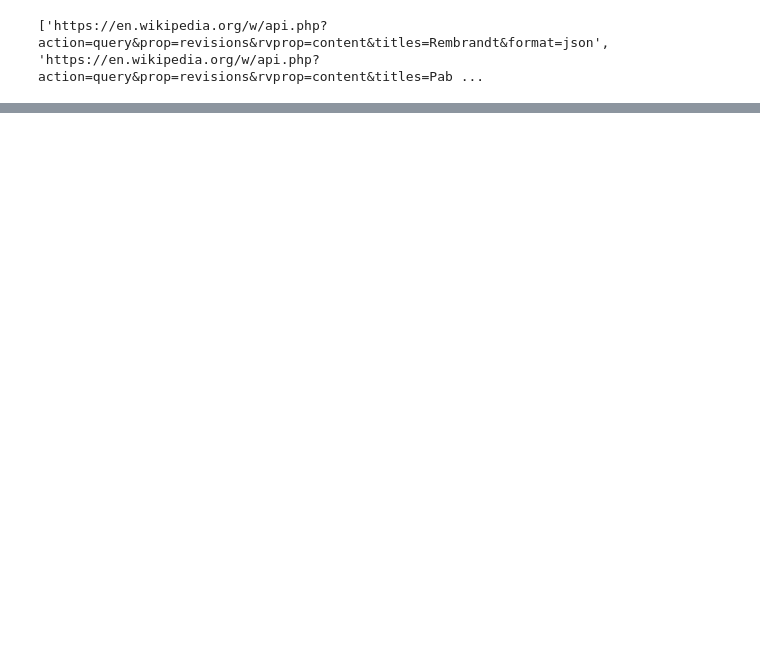
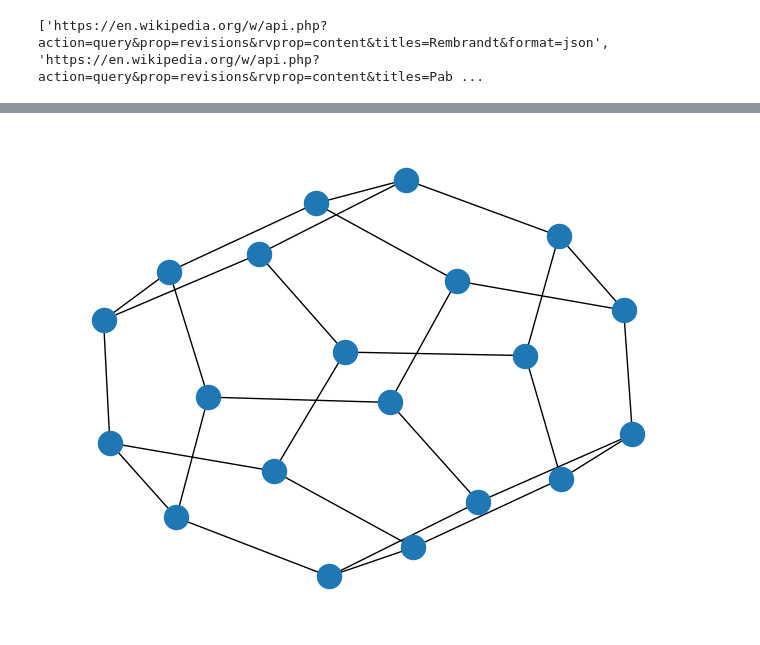
Before and after one commit to aliciags/social-graphs-dtu, a Jupyter notebook: lab1/exercices.ipynb, the cells around one changed output, grey strips where cells are left out. Cells and saved outputs as stored; diff of their text form; code cells hidden in the pictures; blank space fills up the shorter version.

```diff
--- a/lab1/exercices.ipynb
+++ b/lab1/exercices.ipynb
@@ -75,0 +407,6 @@ for wikitext in wikitexts:
+# %%
+# save the file
+nx.draw(G)
+plt.savefig("path.png")
+# %% [output]
+[figure, added]
```
Also changed, not shown: parts of 32 cells of this notebook, 1 other file.
